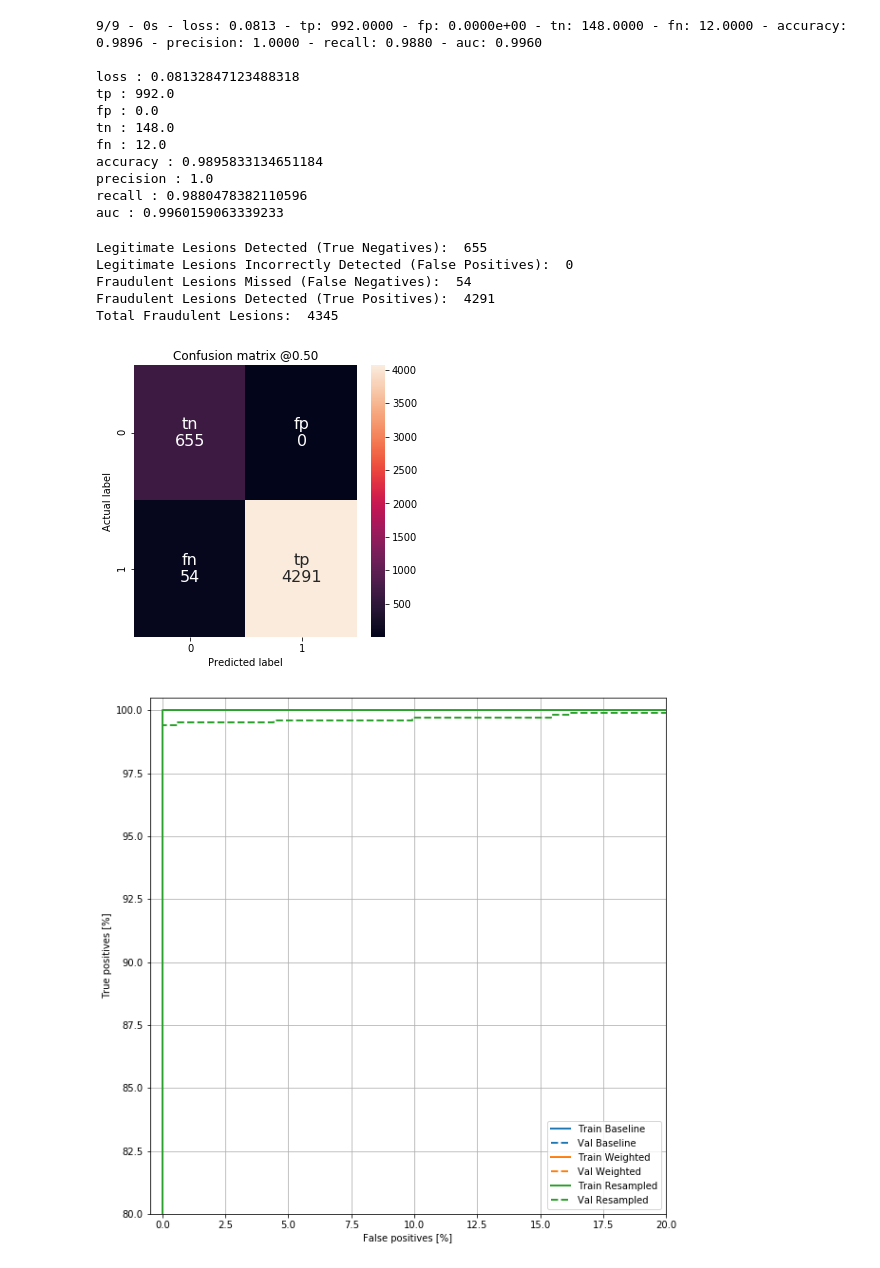
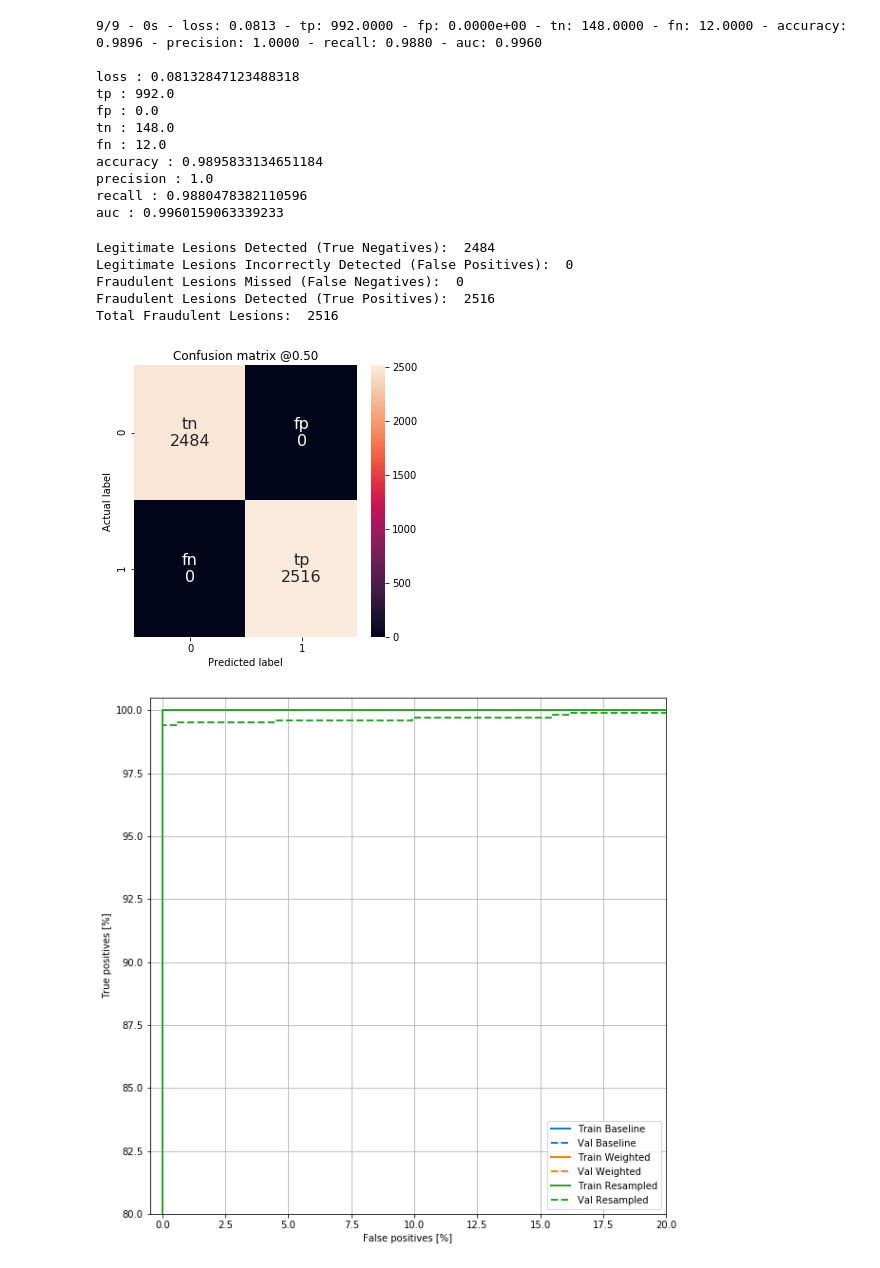
Before and after one commit to henriklg/teacher-student-framework, a Jupyter notebook: code/kvasir/imbalanced_data-resnet50.ipynb, the cells around one changed output. Cells and saved outputs as stored; diff of their text form; code cells hidden in the pictures.

```diff
--- a/code/kvasir/imbalanced_data-resnet50.ipynb
+++ b/code/kvasir/imbalanced_data-resnet50.ipynb
@@ -652,15 +652,15 @@ auc : 0.9960159063339233
 train_labels_resampled, train_predictions_resampled = numpify(train_ds_resampled, resampled_model, samples=5000)
 val_labels_resampled, val_predictions_resampled = numpify(val_ds_resampled, resampled_model, samples=5000)
 # %%
-plot_cm(val_labels_resampled, val_predictions_resampled)
+plot_cm(train_labels_resampled, train_predictions_resampled)
 plt.savefig(log_dir+"/resampled_cm_plot")
 # %% [output]
-Legitimate Lesions Detected (True Negatives):  655
+Legitimate Lesions Detected (True Negatives):  2484
 Legitimate Lesions Incorrectly Detected (False Positives):  0
-Fraudulent Lesions Missed (False Negatives):  54
-Fraudulent Lesions Detected (True Positives):  4291
-Total Fraudulent Lesions:  4345
+Fraudulent Lesions Missed (False Negatives):  0
+Fraudulent Lesions Detected (True Positives):  2516
+Total Fraudulent Lesions:  2516
-[figure, old version]
+[figure, new version]
 # %%
 plt.figure(figsize=(10,10))
 
```
Also changed, not shown: parts of 2 cells of this notebook.
